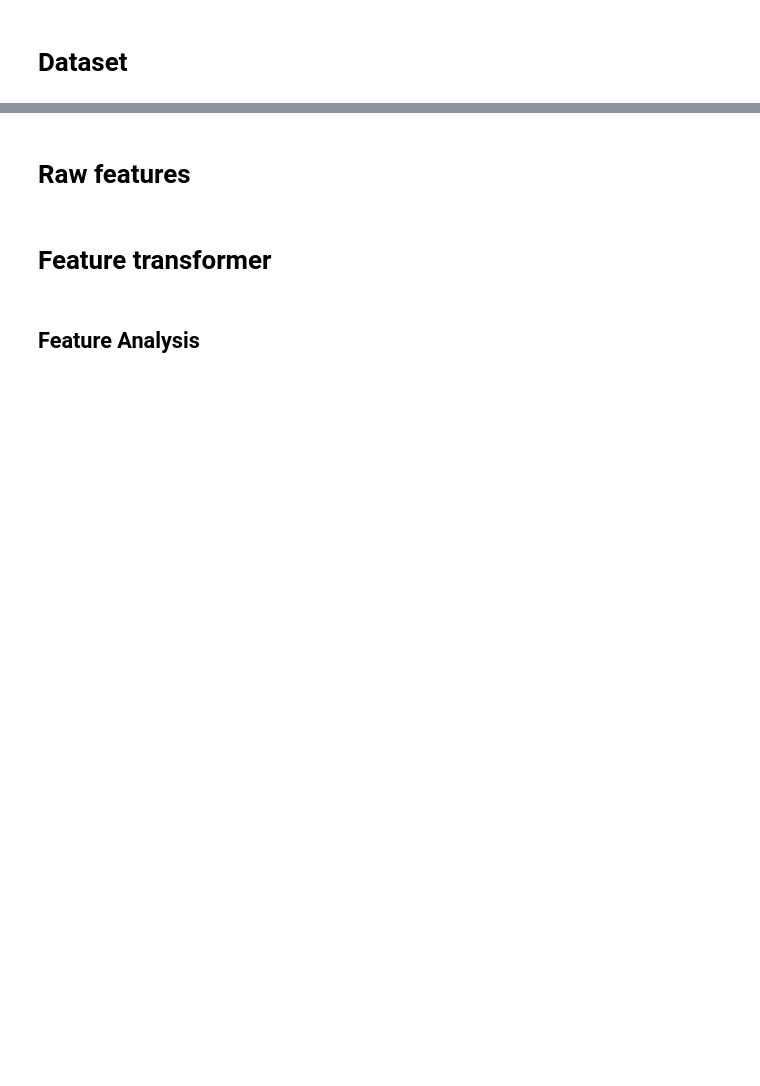
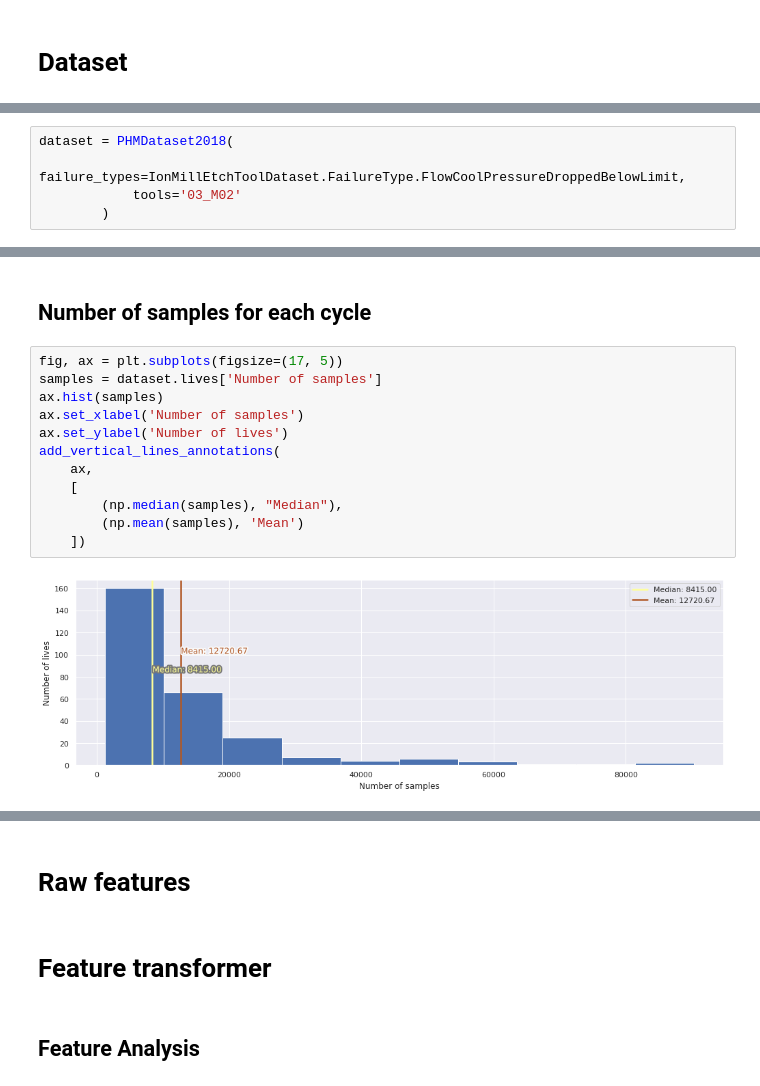
Before and after one commit to lucianolorenti/ceruleo, a Jupyter notebook: doc/examples/IonMillingDataset.ipynb, the cells around one changed output, grey strips where cells are left out. Drawn from its saved outputs; the diff is of its cells as text; blank space fills up the shorter version.

```diff
--- a/doc/examples/IonMillingDataset.ipynb
+++ b/doc/examples/IonMillingDataset.ipynb
@@ -84,0 +143,5 @@ ParserError: Error tokenizing data. C error: Calling read(nbytes) on source fail
+# %%
+dataset = PHMDataset2018(
+            failure_types=IonMillEtchToolDataset.FailureType.FlowCoolPressureDroppedBelowLimit,
+            tools='03_M02'
+        )
@@ -84,0 +154,16 @@ ParserError: Error tokenizing data. C error: Calling read(nbytes) on source fail
+# %% [markdown]
+## Number of samples for each cycle
+# %%
+fig, ax = plt.subplots(figsize=(17, 5))
+samples = dataset.lives['Number of samples']
+ax.hist(samples)
+ax.set_xlabel('Number of samples')
+ax.set_ylabel('Number of lives')
+add_vertical_lines_annotations(
+    ax,
+    [
+        (np.median(samples), "Median"),
+        (np.mean(samples), 'Mean')
+    ])
+# %% [output]
+[figure, added]
```
Also changed, not shown: parts of 20 cells of this notebook, 2 other files.
